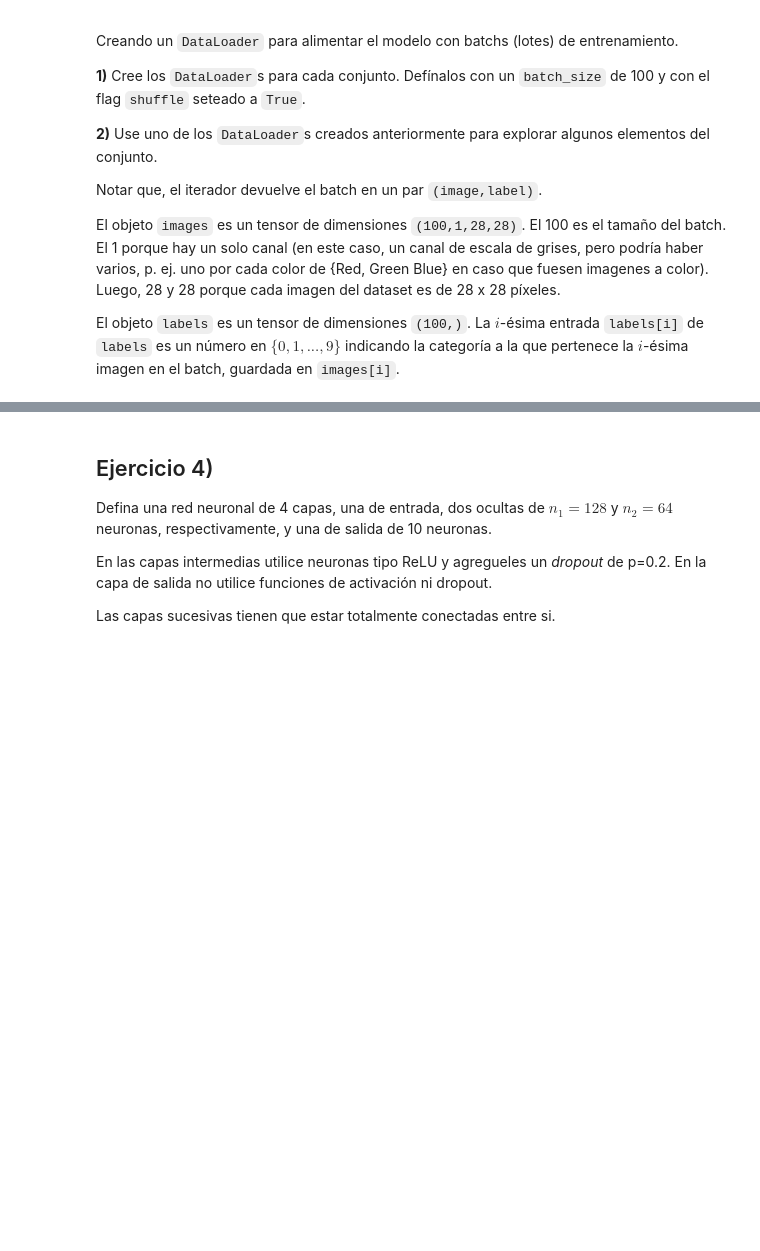
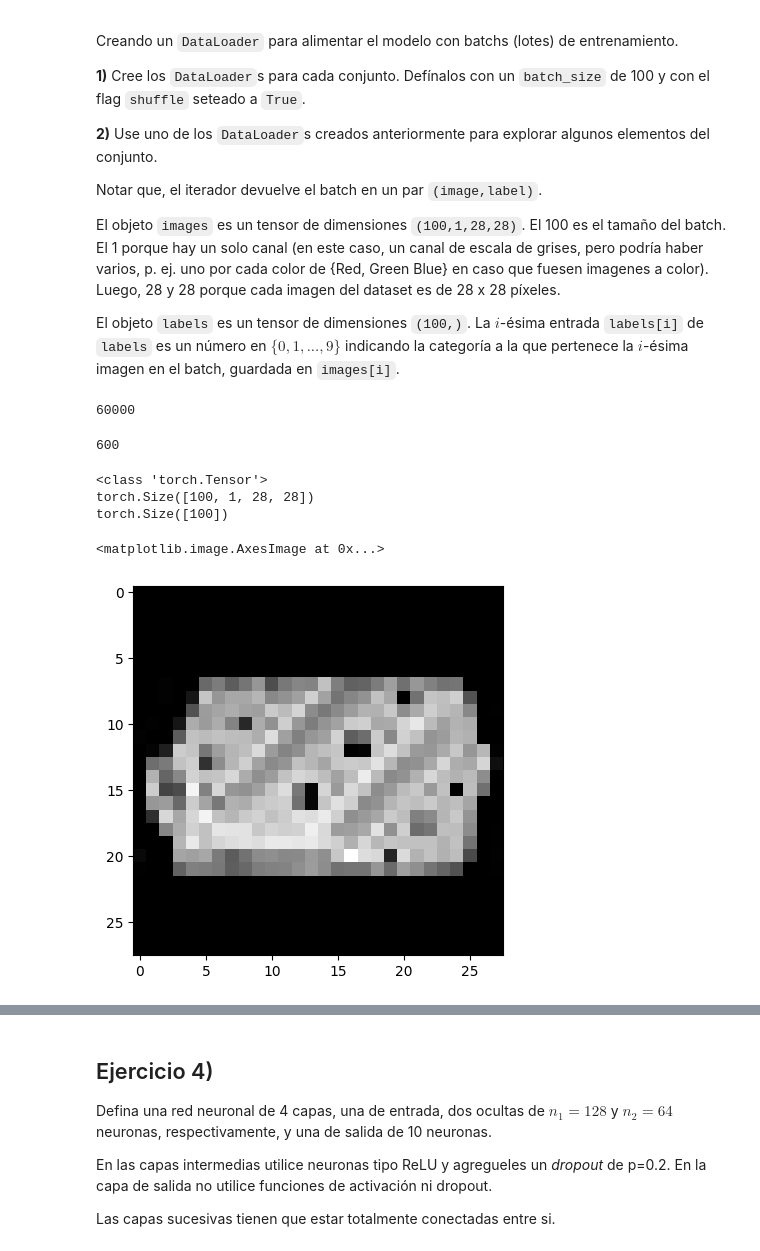
Before and after one commit to ayescafati/redes-neuronales-2025, a Jupyter notebook: redes_neuronales_2025_guia_11.ipynb, the cells around one changed output, grey strips where cells are left out. Saved outputs shown, nothing was run; the diff lists cells and outputs as text; code cells hidden in the pictures; blank space fills up the shorter version.

```diff
--- a/redes_neuronales_2025_guia_11.ipynb
+++ b/redes_neuronales_2025_guia_11.ipynb
@@ -135,3 +223,28 @@ La $i$-ésima entrada `labels[i]` de `labels` es un número en $\{0,1,...,9\}$ i
 # 3.1)
 train_loader = torch.utils.data.DataLoader(train_set, batch_size = 100, shuffle = True)
 valid_loader = torch.utils.data.DataLoader(valid_set, batch_size = 100, shuffle = True)
+# %%
+len(train_loader.dataset) # num samples
+# %% [output]
+60000
+# %%
+len(train_loader) # num batches
+# %% [output]
+600
+# %%
+# 3.2)
+train_iter = iter(train_loader)
+images, labels = next(train_iter)
+print(type(images))
+print(images.shape)
+print(labels.shape)
+# %% [output]
+<class 'torch.Tensor'>
+torch.Size([100, 1, 28, 28])
+torch.Size([100])
+# %%
+# Examinamos una imagen
+plt.imshow(images[1].squeeze(),cmap='Greys_r')
+# %% [output]
+<matplotlib.image.AxesImage at 0x...>
+[figure, added]
```
Also changed, not shown: parts of 19 cells of this notebook.
